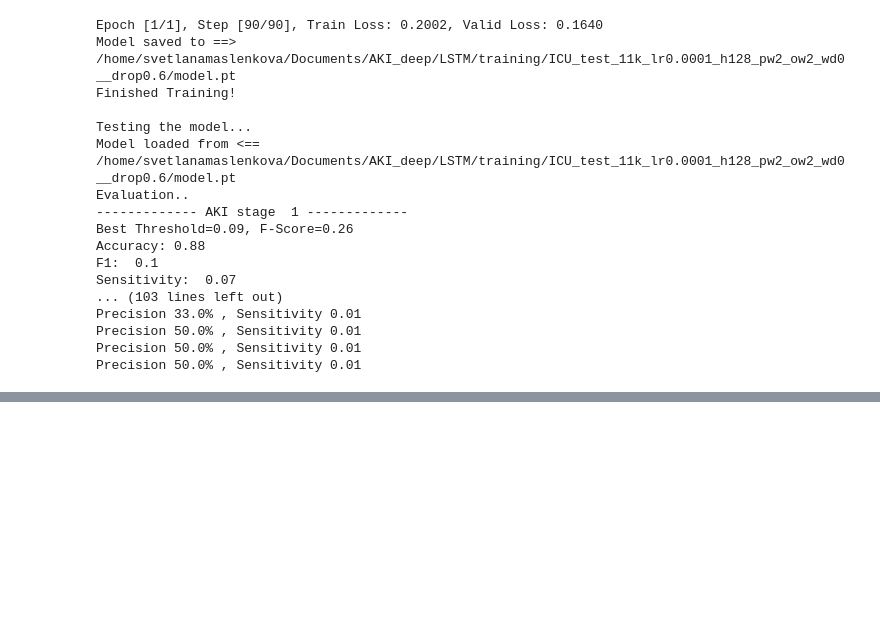
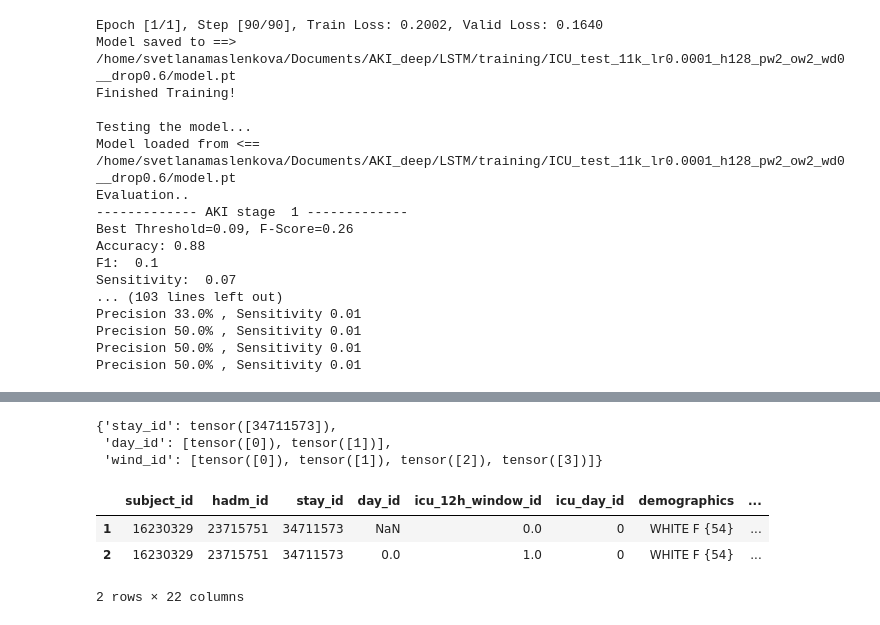
Before and after one commit to maslenkovas/aki_prediction, a Jupyter notebook: other/icu_lstm_model.ipynb, the cells around one changed output, grey strips where cells are left out. Cells and saved outputs as stored; diff of their text form; code cells hidden in the pictures; blank space fills up the shorter version.

```diff
--- a/other/icu_lstm_model.ipynb
+++ b/other/icu_lstm_model.ipynb
@@ -1752,0 +1794,16 @@ Precision 50.0% , Sensitivity 0.01
+# %%
+cash
+# %% [output]
+{'stay_id': tensor([34711573]),
+ 'day_id': [tensor([0]), tensor([1])],
+ 'wind_id': [tensor([0]), tensor([1]), tensor([2]), tensor([3])]}
+# %%
+data_path = '/home/svetlanamaslenkova/Documents/AKI_deep/LSTM/dataframes_2/test_data/icu_stay_34711573.csv'
+data_to_test = df = pd.read_csv('/home/svetlanamaslenkova/Documents/AKI_deep/LSTM/dataframes_2/test_data/icu_stay_34711573.csv')
+data_to_test = data_to_test[data_to_test.icu_day_id==0]
+data_to_test
+# %% [output]
+|  | subject_id | hadm_id | stay_id | day_id | icu_12h_window_id | icu_day_id | demographics | ... |
+| 1 | 16230329 | 23715751 | 34711573 | NaN | 0.0 | 0 | WHITE F {54} | ... |
+| 2 | 16230329 | 23715751 | 34711573 | 0.0 | 1.0 | 0 | WHITE F {54} | ... |
+2 rows × 22 columns
```
Also changed, not shown: parts of 14 cells of this notebook, 2 other files.
